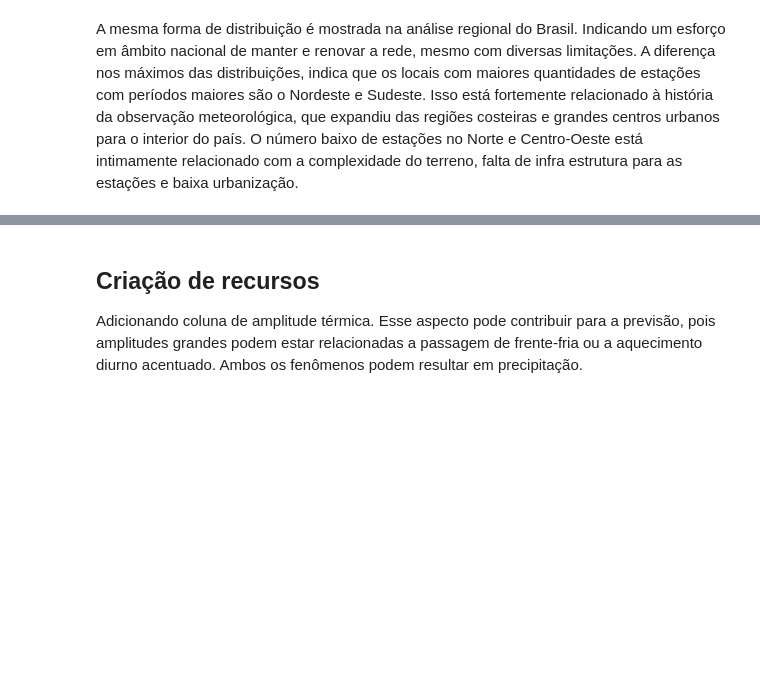
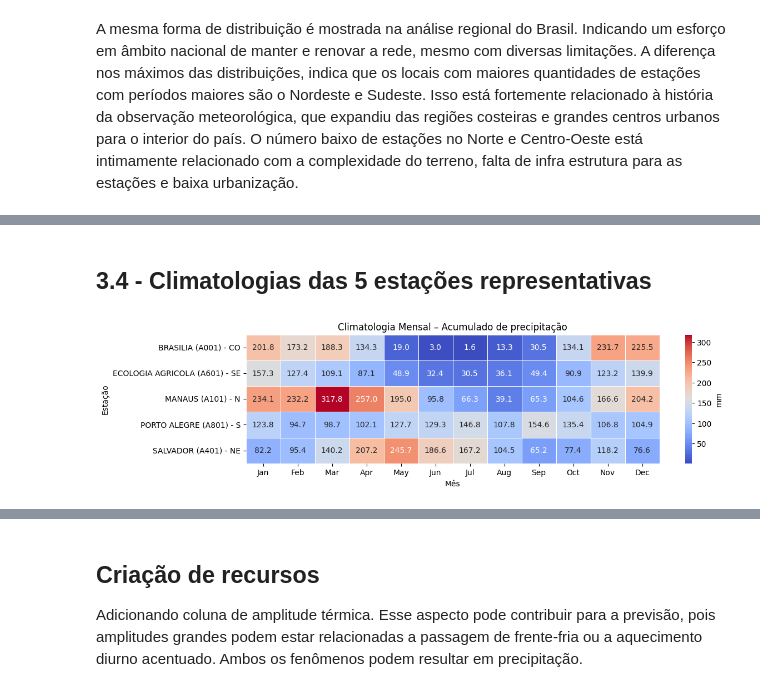
Before and after one commit to marcolinomsn/data_processing, a Jupyter notebook: Análise_de_Dados_e_Boas_Práticas_(40530010055_20250_01).ipynb, the cells around one changed output, grey strips where cells are left out. Cells and saved outputs as stored; diff of their text form; code cells hidden in the pictures; blank space fills up the shorter version.

```diff
--- a/Análise_de_Dados_e_Boas_Práticas_(40530010055_20250_01).ipynb
+++ b/Análise_de_Dados_e_Boas_Práticas_(40530010055_20250_01).ipynb
@@ -514,0 +413,2 @@ Primeira estação válida: A601
+# %%
+dataset.radiation = dataset.radiation.replace(np.nan, 0)
@@ -514,0 +428,6 @@ Primeira estação válida: A601
+# %%
+dataset = dataset.join(
+    stations_longest.set_index('id_station'),
+    on='station_code',
+    how='left'
+)
@@ -514,0 +513,41 @@ Primeira estação válida: A601
+# %% [markdown]
+## 3.4 - Climatologias das 5 estações representativas
+# %%
+# Função que plota o mapa de calor. Essa visualização é muito prática para situações com mais de 2 eixos e/ou que existam visualizações secundárias.
+# Na climatologia é possível exibir em um eixo a localização, em outro eixo o período temporal e como coloração os valores.
+
+def heatmap_plot(valid_dataset, variable, variable_unit, title):
+    df = valid_dataset.copy()
+    # Extrai mês e nome do mês a partir do índice datetime
+    df['month'] = df.index.month
+    df['month_name'] = df.index.strftime('%b')
+    df['station_label'] = (
+        df['city_station'] + ' (' + df['station_code'] + ') - ' + df['region']
+    )
+
+    monthly_climatology = df.assign(year=df.index.year, month=df.index.month).groupby(['station_label', 'year', 'month_name'])[variable]
+
+    if variable == "precipitation":
+        climatology = monthly_climatology.sum().reset_index()
+    else:
+        climatology = monthly_climatology.mean().reset_index()
+
+    climatology = climatology.groupby(['station_label', 'month_name'])[variable].mean().unstack()
+    climatology = climatology[list(calendar.month_abbr)[1:]]
+
+    plt.figure(figsize=(12, 3))
+    sns.heatmap(
+        climatology,
+        cmap='coolwarm',
+        annot=True, fmt='.1f',
+        linewidths=.4,
+        cbar_kws={'label': variable_unit}
+    )
+    plt.title(f'Climatologia Mensal – {title}')
+    plt.xlabel('Mês')
+    plt.ylabel('Estação')
+    plt.show()
+# %%
+heatmap_plot(valid_dataset, "precipitation", "mm", "Acumulado de precipitação")
+# %% [output]
+[figure, added]
```
Also changed, not shown: parts of 77 cells of this notebook.
